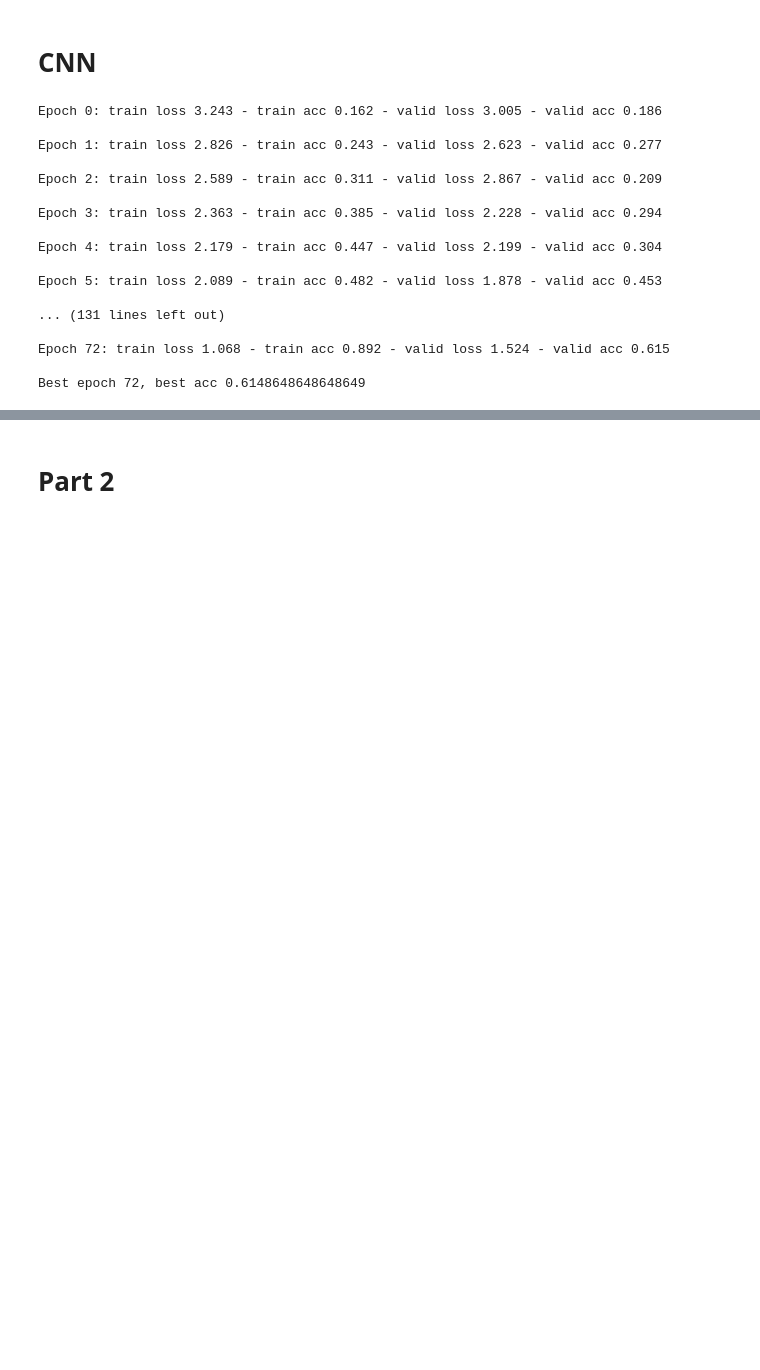
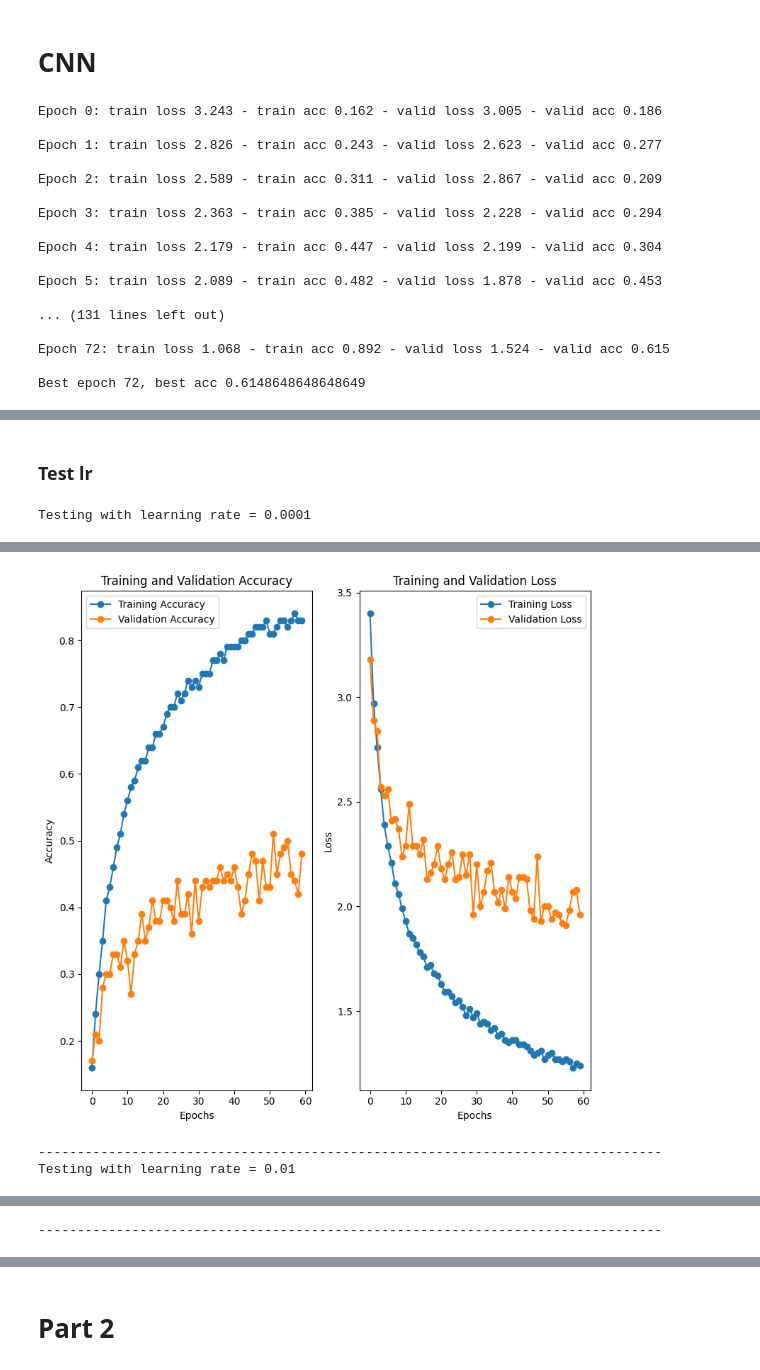
Before and after one commit to Kagannn3/IPCVAssignment1, a Jupyter notebook: IPCV_assignment2v2.ipynb, the cells around one changed output, grey strips where cells are left out. Saved outputs shown, nothing was run; the diff lists cells and outputs as text; code cells hidden in the pictures; blank space fills up the shorter version.

```diff
--- a/IPCV_assignment2v2.ipynb
+++ b/IPCV_assignment2v2.ipynb
@@ -432,0 +531,14 @@ Best epoch 72, best acc 0.6148648648648649
+# %% [markdown]
+### Test lr
+# %%
+for lr in [0.0001,0.01]:
+    print(f"Testing with learning rate = {lr}")
+    hyperparameters['lr']=lr
+    my_model = ExtendedCNN(num_classes = num_classes)
+    my_model.to(device)
+
+    test_plot(my_model,hyperparameters)
+    print('-'*80)
+hyperparameters['lr']=0.001 #reset to our value
+# %% [output]
+Testing with learning rate = 0.0001
@@ -432,0 +546,3 @@ Best epoch 72, best acc 0.6148648648648649
+[figure, added]
+--------------------------------------------------------------------------------
+Testing with learning rate = 0.01
@@ -432,0 +551 @@ Best epoch 72, best acc 0.6148648648648649
+--------------------------------------------------------------------------------
```
Also changed, not shown: parts of 23 cells of this notebook.
